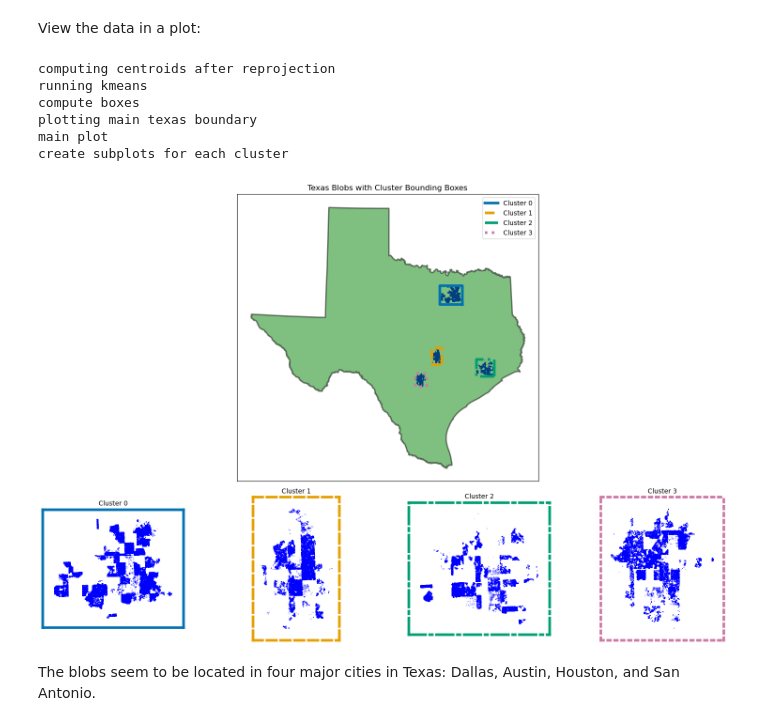
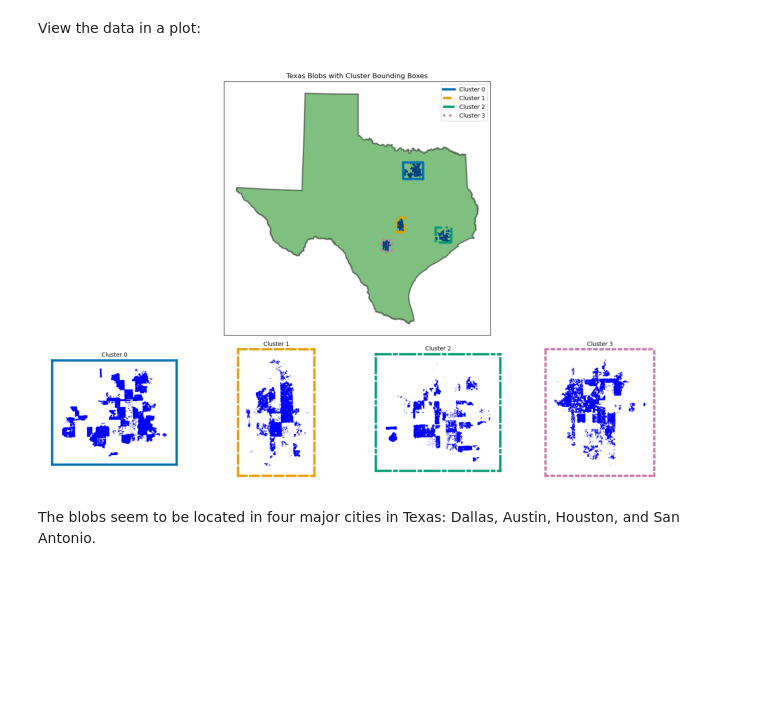
Before and after one commit to sralter/matching_optimization, a Jupyter notebook: matching.ipynb, the cells around one changed output. Saved outputs shown, nothing was run; the diff lists cells and outputs as text; code cells hidden in the pictures; blank space fills up the shorter version.

```diff
--- a/matching.ipynb
+++ b/matching.ipynb
@@ -70,7 +80,7 @@ gdf.head()
 # %% [markdown]
 View the data in a plot:
 # %%
-figure_path = Path('figs/_blob_map_with_clusters.png')
+figure_path = Path('figs/blob_map_with_clusters.png')
 if not figure_path.exists():
     # Reproject to a Texas-appropriate projected CRS (EPSG:3083)
     gdf_projected = gdf.to_crs("EPSG:3083")
@@ -146,40 +156,34 @@ if not figure_path.exists():
 
         # Update the axis spines to have the same style and color as the cluster's bounding box
         style = line_styles[cluster_label % len(line_styles)]
         color = line_colors[cluster_label % len(line_colors)]
         for spine in ax.spines.values():
             spine.set_edgecolor(color)
             spine.set_linestyle(style)
             spine.set_linewidth(4)
 
         # # Draw the corresponding bounding box on the subplot
         # bbox = clusters[cluster_label]
         # bxmin, bymin, bxmax, bymax = bbox.bounds
         # width = bxmax - bxmin
         # height = bymax - bymin
         # style = line_styles[cluster_label % len(line_styles)]
         # color = line_colors[cluster_label % len(line_colors)]
         # rect = plt.Rectangle((bxmin, bymin), width, height, fill=False,
         #                      edgecolor=color, linestyle=style, linewidth=4)
         # ax.add_patch(rect)
 
     plt.tight_layout()
     plt.savefig('figs/blob_map_with_clusters.png', bbox_inches='tight')
     plt.show()
 else:
     img = plt.imread(figure_path)
     plt.imshow(img)
     plt.axis('off')
     plt.tight_layout()
     plt.show()
 # %% [output]
-computing centroids after reprojection
-running kmeans
-compute boxes
-plotting main texas boundary
-main plot
-create subplots for each cluster
-[figure, old version]
+[figure, new version]
 # %% [markdown]
 The blobs seem to be located in four major cities in Texas: Dallas, Austin, Houston, and San Antonio.
 # %% [markdown]
```
Also changed, not shown: parts of 5 cells of this notebook, 1 other file.
